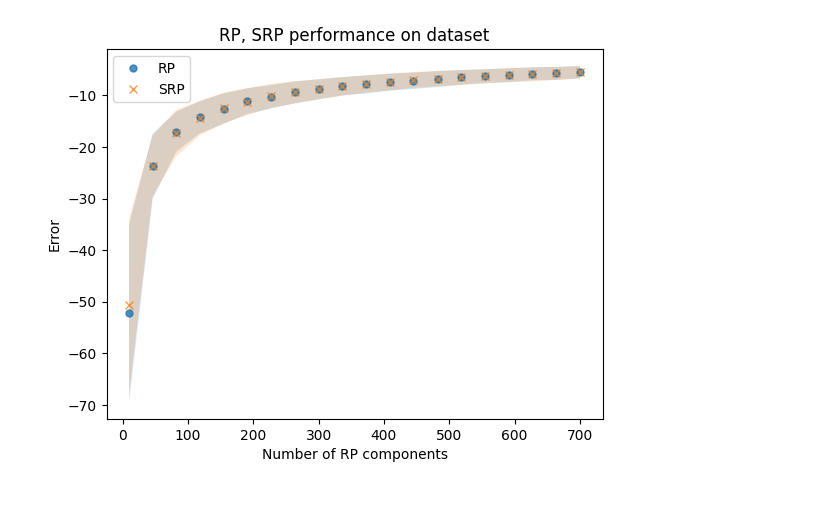
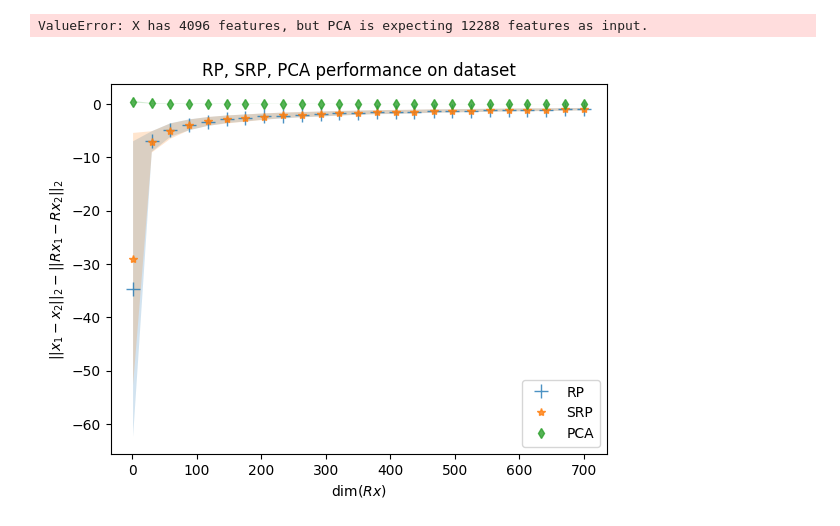
Before and after one commit to fabriconian/CSE382M_final, a Jupyter notebook: scripts/dim_reduction_evaluation.ipynb, the cells around one changed output. Cells and saved outputs as stored; diff of their text form; code cells hidden in the pictures; blank space fills up the shorter version.

```diff
--- a/scripts/dim_reduction_evaluation.ipynb
+++ b/scripts/dim_reduction_evaluation.ipynb
@@ -48,31 +10,29 @@ class DimReductionEvaluation:
 # %%
 
 # Set the path to the folder containing the image data
-data_path = '../dataset/input_resized/flowers/'
-
+data_path = '../dataset/input_resized_256/flowers/'
+IMG_SIZE=64
 # Create an instance of the DimReductionEvaluation class
 dre = DimReductionEvaluation()
-dre.get_data_from_folder(data_path, 256)
+dre.load_data(data_path, IMG_SIZE)
 # %%
 # Range of K values to test
-k_range=np.linspace(10, 700, 20).astype(np.int64)
+k_range=np.linspace(1, 700, 25).astype(np.int64)
 
 # Number of samples to use
-N=350
-
-error_RP=[]
-error_SRP=[]
-
+N=300
+pca=PCA(dre.X_flaten, n_components_max=k_range[-1])
 sample=np.array([x for x in dre.data.sample(2*N)
-                 ['numpy_normalized'].to_numpy()])
+                 ['numpy_grayscale_normalized'].to_numpy()])
 
 def calculate_reduction_error(sample, r_space_dim_range):
     error_RP=[]
     error_SRP=[]
-
+    error_PCA=[]
     x1=sample[:N]
     x2=sample[N:]
     for k in tqdm(r_space_dim_range):
+
         # Linear Projection for the currnet k
         RP_=GaussianRandomProjection(n_components=k)
         RP_.fit(x1)
@@ -80,39 +40,45 @@ def calculate_reduction_error(sample, r_space_dim_range):
         SRP_=SparseRandomProjection(n_components=k)
         SRP_.fit(x1)
         SRP=SRP_.transform
-
         # Calculate the reconstruction error
         d=np.linalg.norm(x1-x2, axis=1)
         d_RP=np.linalg.norm(RP(x1)-RP(x2), axis=1)*np.sqrt(x1.shape[1]/k)
         d_SRP=np.linalg.norm(SRP(x1)-SRP(x2), axis=1)*np.sqrt(x1.shape[1]/k)
+        d_PCA=np.linalg.norm(pca.transform(x1, k)-pca.transform(x2, k), axis=-1)
 
         error_SRP.append((d-d_SRP))
         error_RP.append((d-d_RP))
+        error_PCA.append((d-d_PCA))
 
     error_RP=np.array(error_RP)
     error_SRP=np.array(error_SRP)
-    error={'RP': error_RP, 'SRP': error_SRP}
+    error_PCA=np.array(error_PCA)
+    error={'RP': error_RP, 'SRP': error_SRP, 'PCA': error_PCA}
     return error
 
 error=calculate_reduction_error(sample, k_range)
+# %% [output]
+ValueError: X has 4096 features, but PCA is expecting 12288 features as input.
 # %%
 #Making nice plot
+%matplotlib inline
 def plot_reduction_error(error, ax):
         for error, plot_style, markersize, linewidth, label in zip(error.values(),
-                                ['o', 'x'], [5, 6], [2, 10], ['RP', 'SRP']):
+                                ['+', '*', 'd'], [10, 6, 5], [10, 10, 2], error.keys()):
 
                 ax.plot(k_range, error.mean(axis=-1), plot_style, markersize=markersize,
                         linewidth=linewidth, label=label, alpha=0.8)
                 ax.fill_between(k_range, error.mean(axis=-1) - error.std(axis=-1),
                                 error.mean(axis=-1) + error.std(axis=-1), alpha=0.2)
 
-        ax.legend(loc='best')
-        ax.set_xlabel('Number of RP components')
-        ax.set_ylabel('Error')
-        ax.set_title('RP, SRP performance on dataset')
+        # ax.legend(loc='best')
+        ax.legend(loc='lower right')#, bbox_to_anchor=(1.2, 1.0))
+        ax.set_xlabel(r'dim($Rx$)')
+        ax.set_ylabel(r'$|| x_1 - x_2 ||_2-|| Rx_1 - Rx_2||_2$')
+        ax.set_title('RP, SRP, PCA performance on dataset')
 fig, ax = plt.subplots()
 plot_reduction_error(error, ax)
 plt.show()
 # (d1-d2).mean()
 # %% [output]
-[figure, old version]
+[figure, new version]
```
Also changed, not shown: parts of 7 cells of this notebook, 4 other files.
